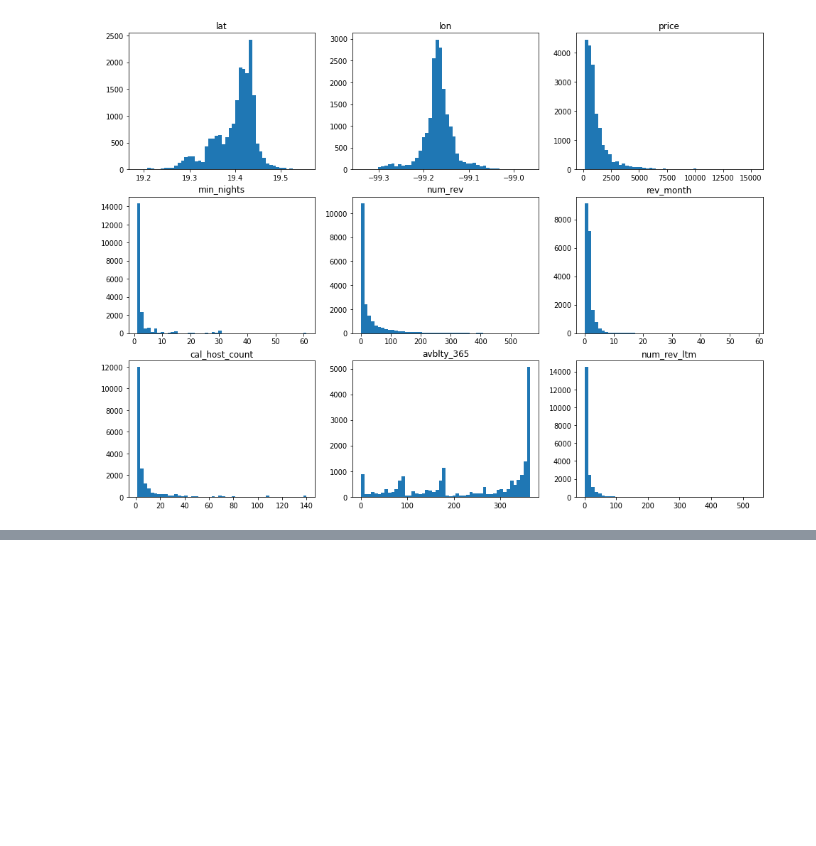
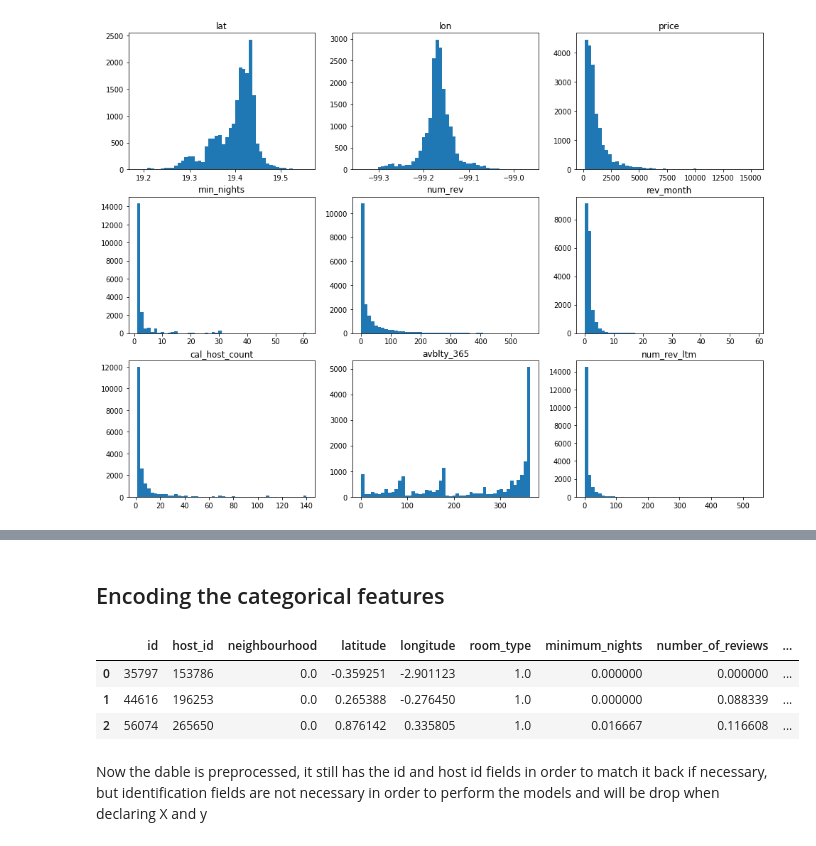
Before and after one commit to adrian-drifter/airbnb_eda_mex, a Jupyter notebook: notebooks/02_preprocessing.ipynb, the cells around one changed output, grey strips where cells are left out. Saved outputs shown, nothing was run; the diff lists cells and outputs as text; code cells hidden in the pictures; blank space fills up the shorter version.

Commit message:
scaling and encoding done

```diff
--- a/notebooks/02_preprocessing.ipynb
+++ b/notebooks/02_preprocessing.ipynb
@@ -60,0 +97,16 @@ This will help to determine whether a standard scalers or a min max scaler shoul
+# %% [markdown]
+## Encoding the categorical features
+# %%
+encoder = OneHotEncoder(sparse=False)
+
+proc_df['neighbourhood'] = encoder.fit_transform(proc_df[['neighbourhood']])
+proc_df['room_type'] = encoder.fit_transform(proc_df[['room_type']])
+# %%
+proc_df.head(3)
+# %% [output]
+|  | id | host_id | neighbourhood | latitude | longitude | room_type | minimum_nights | number_of_reviews | ... |
+| 0 | 35797 | 153786 | 0.0 | -0.359251 | -2.901123 | 1.0 | 0.000000 | 0.000000 | ... |
+| 1 | 44616 | 196253 | 0.0 | 0.265388 | -0.276450 | 1.0 | 0.000000 | 0.088339 | ... |
+| 2 | 56074 | 265650 | 0.0 | 0.876142 | 0.335805 | 1.0 | 0.016667 | 0.116608 | ... |
+# %% [markdown]
+Now the dable is preprocessed, it still has the id and host id fields in order to match it back if necessary, but identification fields are not necessary in order to perform the models and will be drop when declaring X and y
```
Also changed, not shown: parts of 7 cells of this notebook.
